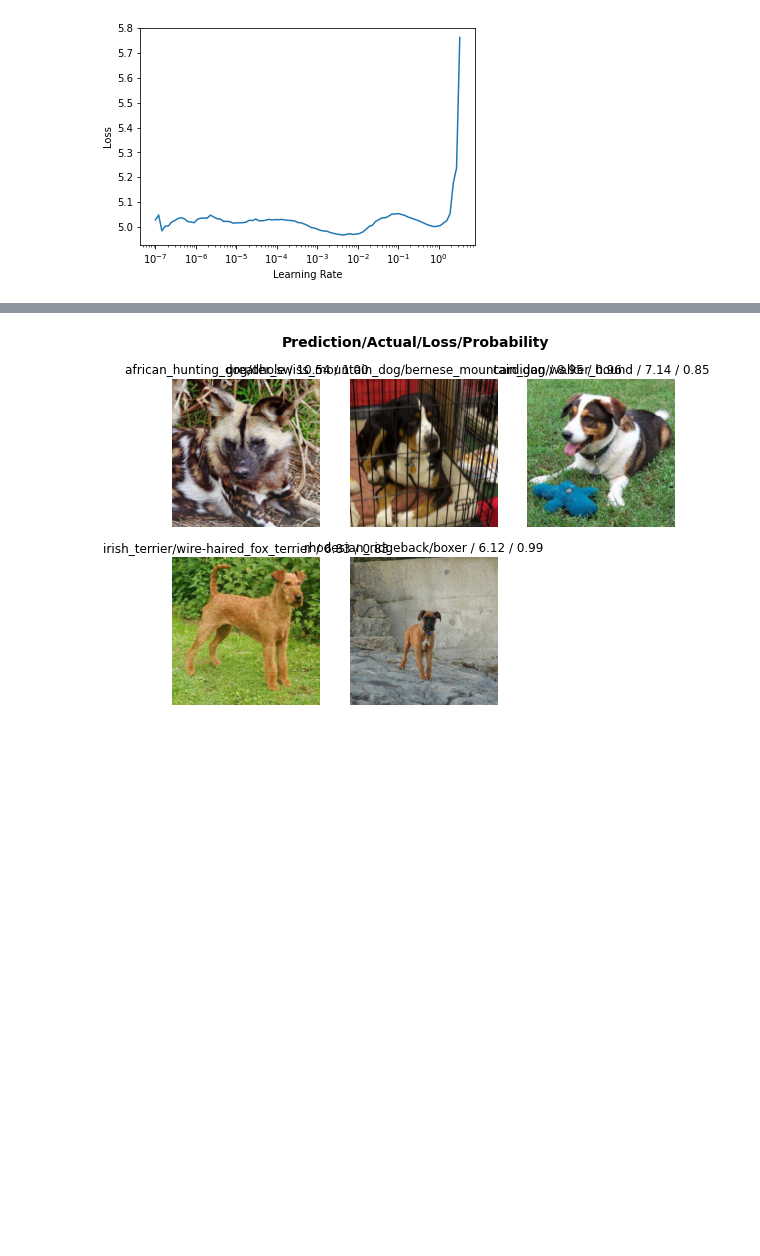
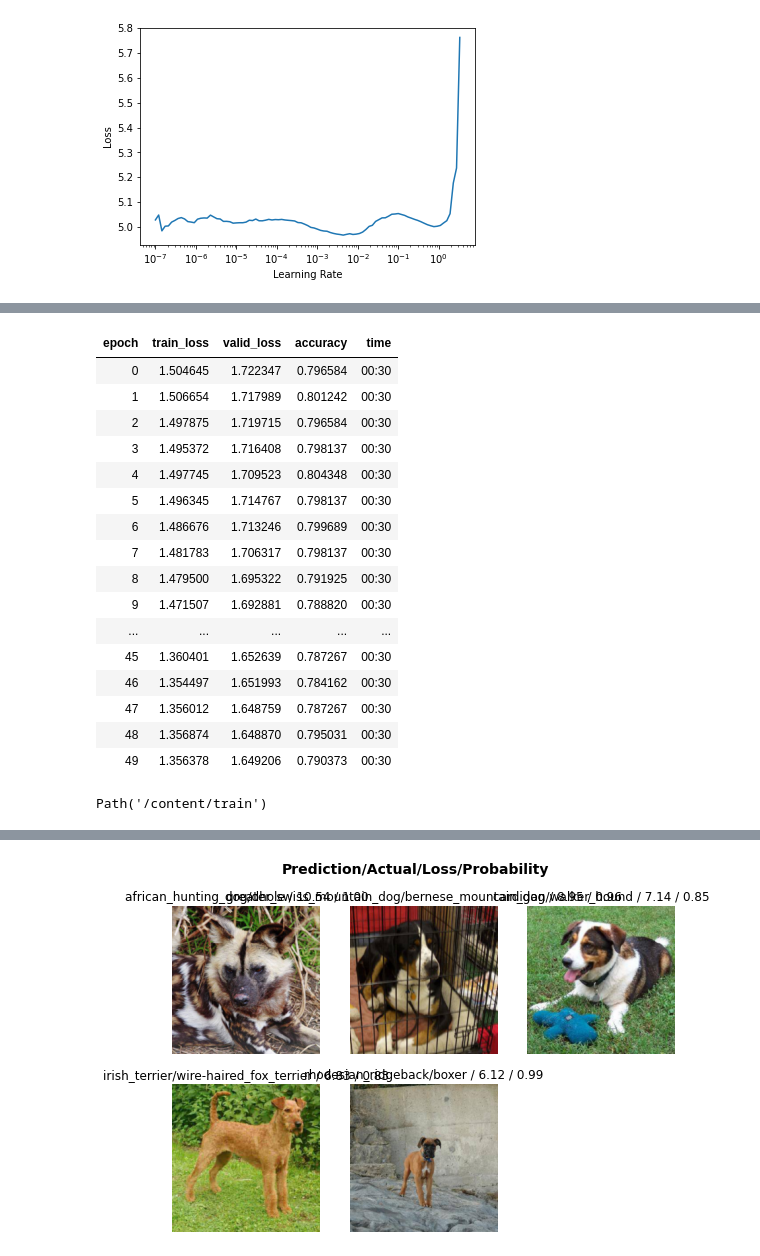
Before and after one commit to george-kan/fastai, a Jupyter notebook: Doggies.ipynb, the cells around one changed output, grey strips where cells are left out. Cells and saved outputs as stored; diff of their text form; code cells hidden in the pictures; blank space fills up the shorter version.

```diff
--- a/Doggies.ipynb
+++ b/Doggies.ipynb
@@ -321,3 +380,27 @@ SuggestedLRs(lr_min=0.00043651582673192023, lr_steep=3.981071586167673e-06)
+# %%
+learn.fit_one_cycle(50, lr_max = 1e-5)
+# %% [output]
+| epoch | train_loss | valid_loss | accuracy | time |
+| 0 | 1.504645 | 1.722347 | 0.796584 | 00:30 |
+| 1 | 1.506654 | 1.717989 | 0.801242 | 00:30 |
+| 2 | 1.497875 | 1.719715 | 0.796584 | 00:30 |
+| 3 | 1.495372 | 1.716408 | 0.798137 | 00:30 |
+| 4 | 1.497745 | 1.709523 | 0.804348 | 00:30 |
+| 5 | 1.496345 | 1.714767 | 0.798137 | 00:30 |
+| 6 | 1.486676 | 1.713246 | 0.799689 | 00:30 |
+| 7 | 1.481783 | 1.706317 | 0.798137 | 00:30 |
+| 8 | 1.479500 | 1.695322 | 0.791925 | 00:30 |
+| 9 | 1.471507 | 1.692881 | 0.788820 | 00:30 |
+| ... | ... | ... | ... | ... |
+| 45 | 1.360401 | 1.652639 | 0.787267 | 00:30 |
+| 46 | 1.354497 | 1.651993 | 0.784162 | 00:30 |
+| 47 | 1.356012 | 1.648759 | 0.787267 | 00:30 |
+| 48 | 1.356874 | 1.648870 | 0.795031 | 00:30 |
+| 49 | 1.356378 | 1.649206 | 0.790373 | 00:30 |
+# %%
+path
+# %% [output]
+Path('/content/train')
 # %%
 interp = ClassificationInterpretation.from_learner(learn)
 # %% [output]
```
Also changed, not shown: parts of 5 cells of this notebook.
